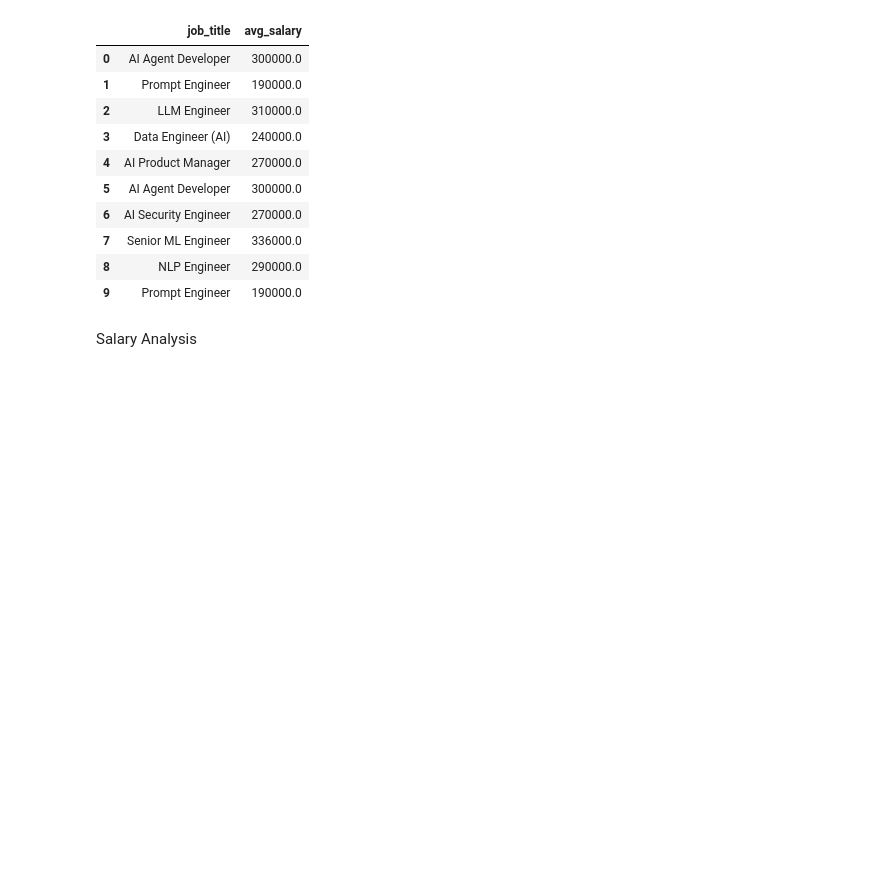
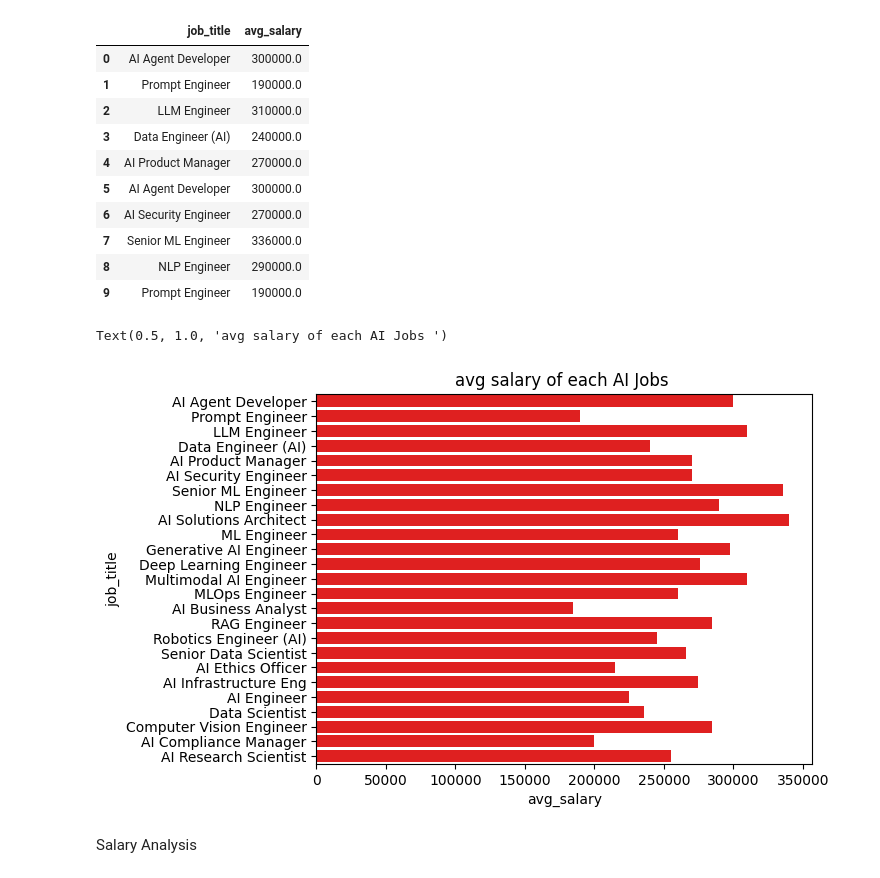
Before and after one commit to ShlokGadhave/AI-Career-Market-Insights, a Jupyter notebook: main.ipynb, the cells around one changed output. Saved outputs shown, nothing was run; the diff lists cells and outputs as text; code cells hidden in the pictures; blank space fills up the shorter version.

Commit message:
Salary Analysis

```diff
--- a/main.ipynb
+++ b/main.ipynb
@@ -124,6 +136,12 @@ df[['job_title','avg_salary']].head(10)
 | 7 | Senior ML Engineer | 336000.0 |
 | 8 | NLP Engineer | 290000.0 |
 | 9 | Prompt Engineer | 190000.0 |
+# %%
+sns.barplot(x='avg_salary',y='job_title',data=df,color='red')
+plt.title('avg salary of each AI Jobs ')
+# %% [output]
+Text(0.5, 1.0, 'avg salary of each AI Jobs ')
+[figure, added]
 # %% [markdown]
 Salary Analysis
 # %%
```
Also changed, not shown: parts of 16 cells of this notebook.
